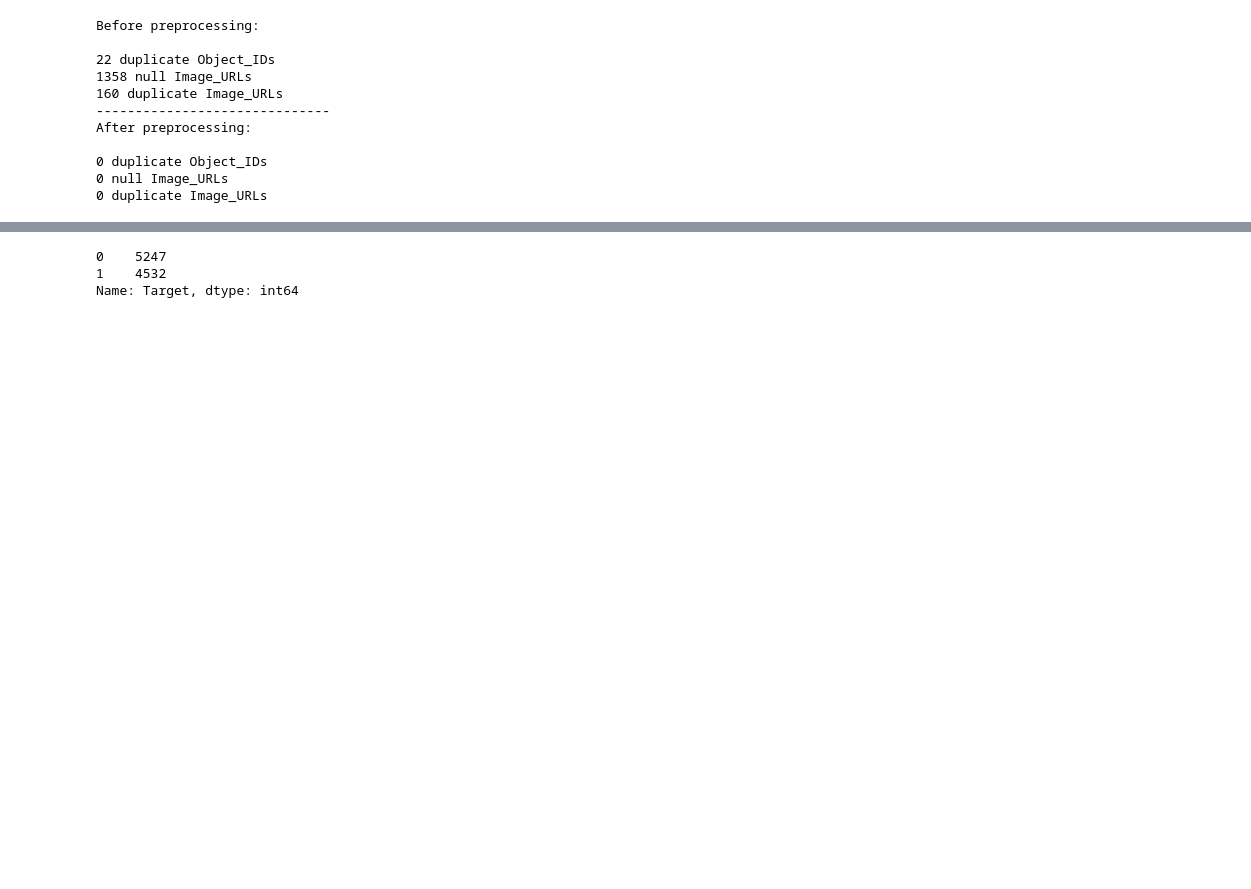
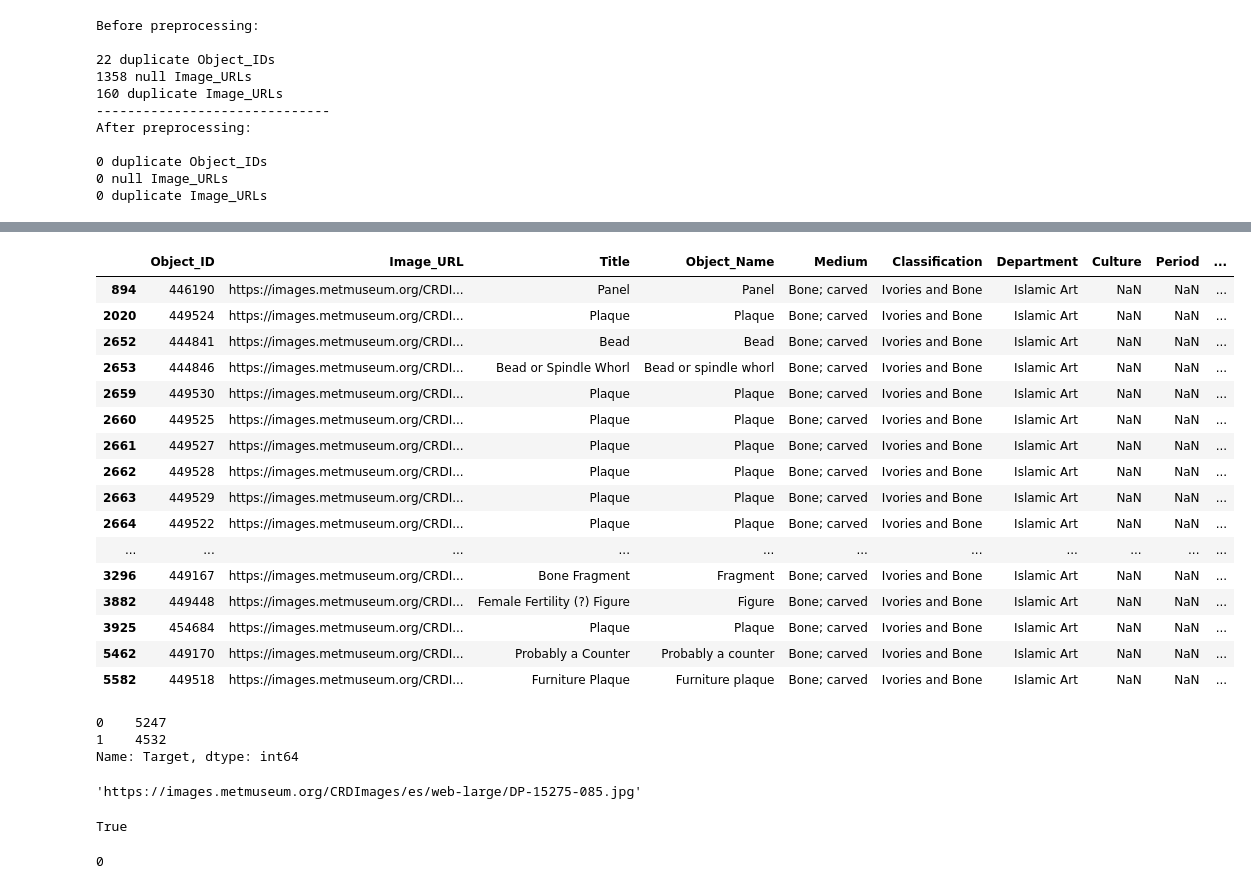
Before and after one commit to rjpost20/Met-Ivory-Classification-Project, a Jupyter notebook: Met_Art_Classification_Model_V1.ipynb, the cells around one changed output, grey strips where cells are left out. Drawn from its saved outputs; the diff is of its cells as text; code cells hidden in the pictures; blank space fills up the shorter version.

```diff
--- a/Met_Art_Classification_Model_V1.ipynb
+++ b/Met_Art_Classification_Model_V1.ipynb
@@ -293,0 +370,21 @@ After preprocessing:
+# %%
+# merged_df.loc[(merged_df.Medium == 'Ivory') | (merged_df.Medium == 'Bone') | (merged_df.Medium == 'Bone, ivory')]
+merged_df.loc[(merged_df.Medium == 'Bone; carved')]
+# %% [output]
+|  | Object_ID | Image_URL | Title | Object_Name | Medium | Classification | Department | Culture | Period | ... |
+| 894 | 446190 | https://images.metmuseum.org/CRDI... | Panel | Panel | Bone; carved | Ivories and Bone | Islamic Art | NaN | NaN | ... |
+| 2020 | 449524 | https://images.metmuseum.org/CRDI... | Plaque | Plaque | Bone; carved | Ivories and Bone | Islamic Art | NaN | NaN | ... |
+| 2652 | 444841 | https://images.metmuseum.org/CRDI... | Bead | Bead | Bone; carved | Ivories and Bone | Islamic Art | NaN | NaN | ... |
+| 2653 | 444846 | https://images.metmuseum.org/CRDI... | Bead or Spindle Whorl | Bead or spindle whorl | Bone; carved | Ivories and Bone | Islamic Art | NaN | NaN | ... |
+| 2659 | 449530 | https://images.metmuseum.org/CRDI... | Plaque | Plaque | Bone; carved | Ivories and Bone | Islamic Art | NaN | NaN | ... |
+| 2660 | 449525 | https://images.metmuseum.org/CRDI... | Plaque | Plaque | Bone; carved | Ivories and Bone | Islamic Art | NaN | NaN | ... |
+| 2661 | 449527 | https://images.metmuseum.org/CRDI... | Plaque | Plaque | Bone; carved | Ivories and Bone | Islamic Art | NaN | NaN | ... |
+| 2662 | 449528 | https://images.metmuseum.org/CRDI... | Plaque | Plaque | Bone; carved | Ivories and Bone | Islamic Art | NaN | NaN | ... |
+| 2663 | 449529 | https://images.metmuseum.org/CRDI... | Plaque | Plaque | Bone; carved | Ivories and Bone | Islamic Art | NaN | NaN | ... |
+| 2664 | 449522 | https://images.metmuseum.org/CRDI... | Plaque | Plaque | Bone; carved | Ivories and Bone | Islamic Art | NaN | NaN | ... |
+| ... | ... | ... | ... | ... | ... | ... | ... | ... | ... | ... |
+| 3296 | 449167 | https://images.metmuseum.org/CRDI... | Bone Fragment | Fragment | Bone; carved | Ivories and Bone | Islamic Art | NaN | NaN | ... |
+| 3882 | 449448 | https://images.metmuseum.org/CRDI... | Female Fertility (?) Figure | Figure | Bone; carved | Ivories and Bone | Islamic Art | NaN | NaN | ... |
+| 3925 | 454684 | https://images.metmuseum.org/CRDI... | Plaque | Plaque | Bone; carved | Ivories and Bone | Islamic Art | NaN | NaN | ... |
+| 5462 | 449170 | https://images.metmuseum.org/CRDI... | Probably a Counter | Probably a counter | Bone; carved | Ivories and Bone | Islamic Art | NaN | NaN | ... |
+| 5582 | 449518 | https://images.metmuseum.org/CRDI... | Furniture Plaque | Furniture plaque | Bone; carved | Ivories and Bone | Islamic Art | NaN | NaN | ... |
@@ -298,3 +398,19 @@ merged_df.Target.value_counts()
 0    5247
 1    4532
 Name: Target, dtype: int64
+# %%
+merged_df.iloc[7999].Image_URL
+# %% [output]
+'https://images.metmuseum.org/CRDImages/es/web-large/DP-15275-085.jpg'
+# %%
+ivory_indexes = merged_df.loc[merged_df['Target'] == 1].index
+non_ivory_indexes = merged_df.loc[merged_df['Target'] == 0].index
+
+# Sanity check
+ivory_indexes.shape[0] + non_ivory_indexes.shape[0] == merged_df.shape[0]
+# %% [output]
+True
+# %%
+len([name for name in os.listdir('data/images/ivory') if not name.endswith('checkpoints')])
+# %% [output]
+0
```
Also changed, not shown: parts of 25 cells of this notebook.
